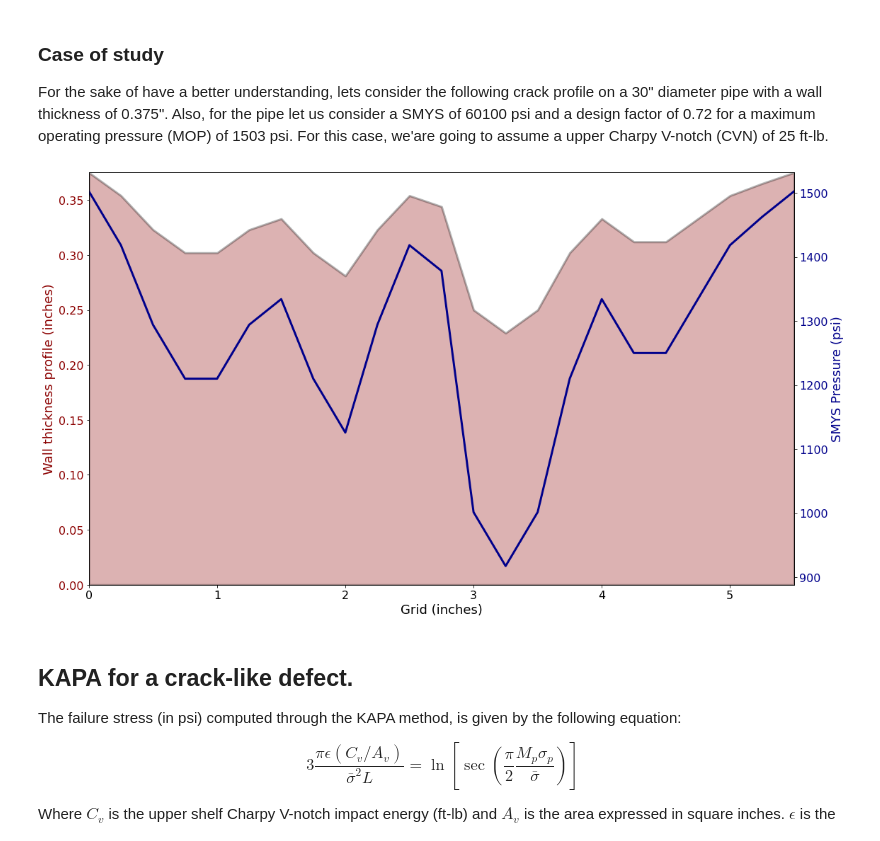
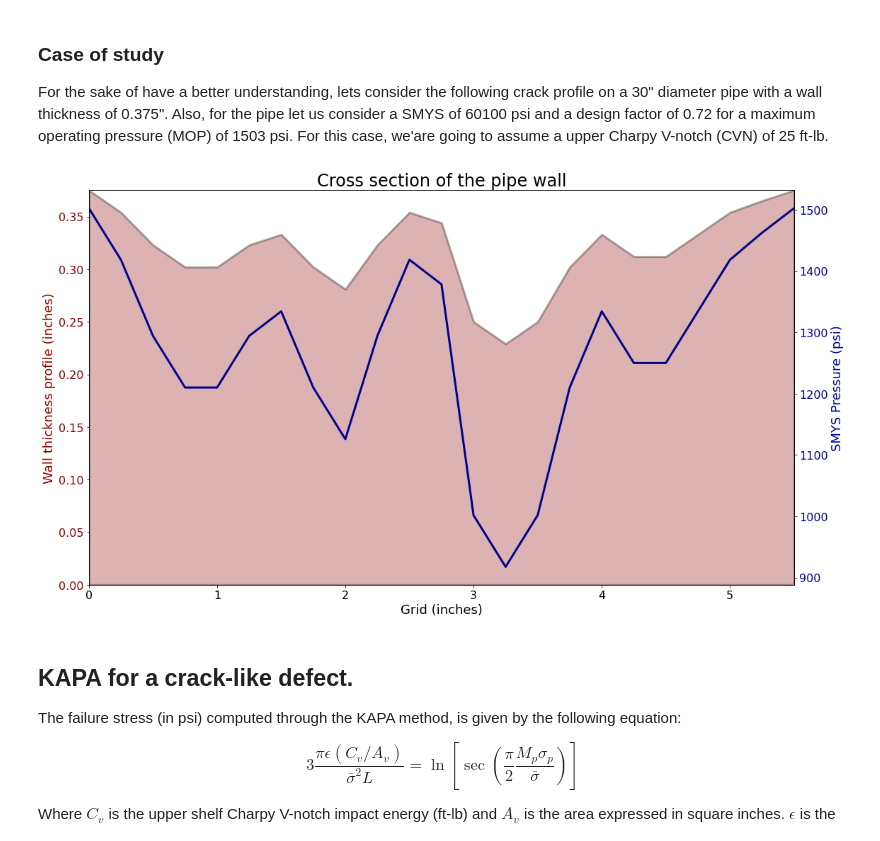
Before and after one commit to rfmergarejo/pipes, a Jupyter notebook: barlow.ipynb, the cells around one changed output. Drawn from its saved outputs; the diff is of its cells as text; code cells hidden in the pictures.

```diff
--- a/barlow.ipynb
+++ b/barlow.ipynb
@@ -35,34 +35,35 @@ cprof = pd.read_excel('test_case.xlsx')
 smys_pressure = np.zeros(len(cprof))
 for i, i_row in cprof.iterrows():
     smys_pressure[i] = barlow_pressure(sigma, thickness - cprof['depth'][i], diameter)
 
 cprof['smys_pressre'] = smys_pressure
 
 # Plotting the crack profile
 color1 = 'darkred'
 color2 = 'darkblue'
 
 fig, axs = plt.subplots(figsize=(16,9))
 
 axs.fill_between(cprof['profile_spacing'], thickness - cprof['depth'], 0, linewidth=3, color=color1, alpha=0.3, ec='black')
 
 axs.set_xlabel('Grid (inches)', size=18)
 axs.tick_params(axis='x', labelsize=16)
 axs.set_ylabel('Wall thickness profile (inches)', size=18, color=color1)
 axs.tick_params(axis='y', labelcolor=color1, labelsize=16)
 
 axs.set_xlim(min(cprof['profile_spacing']), max(cprof['profile_spacing']))
 axs.set_ylim(0, thickness)
 
 axs1 = axs.twinx()
 axs1.plot(cprof['profile_spacing'], cprof['smys_pressre'], linewidth=3, color=color2)
 
 axs1.set_ylabel('SMYS Pressure (psi)', size=18, color=color2)
 axs1.tick_params(axis='y', labelcolor=color2, labelsize=16)
 
+plt.title('Cross section of the pipe wall', size=24)
 fig.tight_layout()
 # %% [output]
-[figure, old version]
+[figure, new version]
 # %% [markdown]
 ## KAPA for a crack-like defect.
 
```
Also changed, not shown: parts of 1 cell of this notebook.
